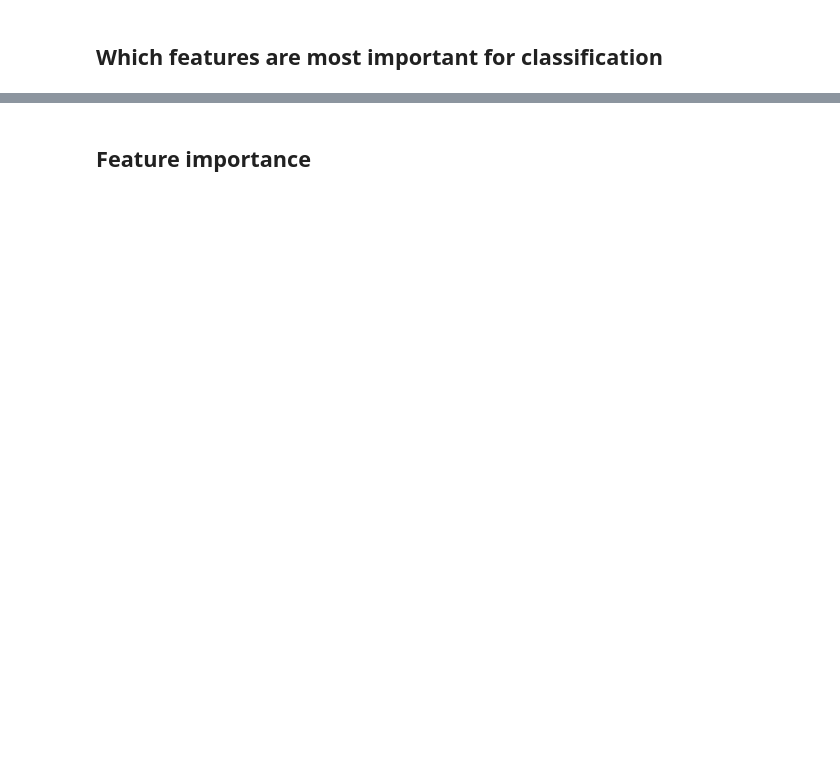
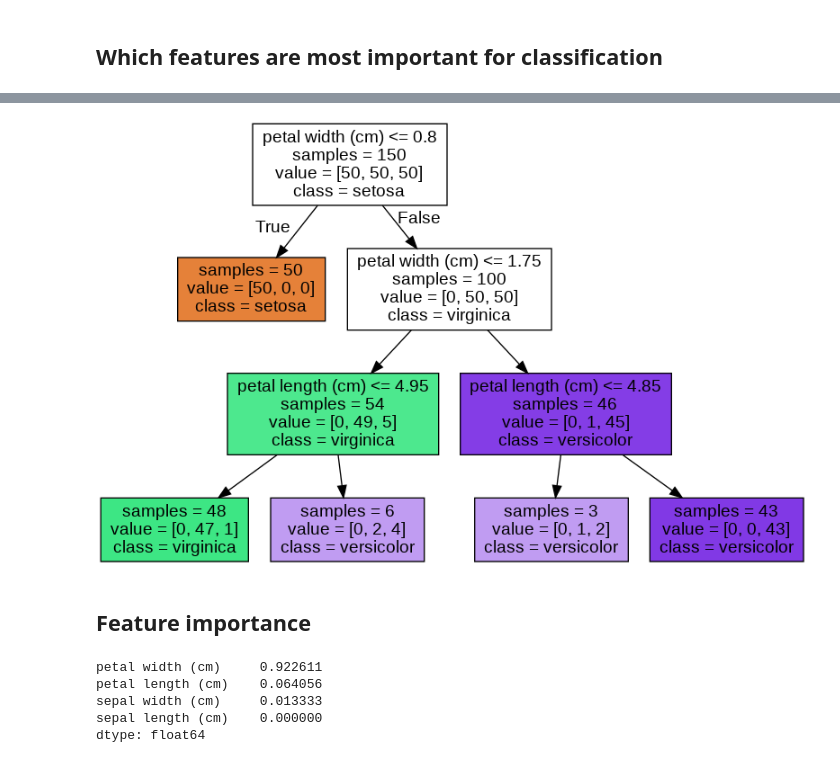
Before and after one commit to erinijapranckeviciene/MLdata, a Jupyter notebook: Classification_with_synthetic_data_2021_11_25.ipynb, the cells around one changed output, grey strips where cells are left out. Cells and saved outputs as stored; diff of their text form; code cells hidden in the pictures; blank space fills up the shorter version.

```diff
--- a/Classification_with_synthetic_data_2021_11_25.ipynb
+++ b/Classification_with_synthetic_data_2021_11_25.ipynb
@@ -134,6 +141,7 @@ Confusion table on test data
 # %%
+import sklearn.datasets as ds
 from sklearn.tree import DecisionTreeClassifier
-
+X,y = ds.load_iris(return_X_y=True, as_frame=True)
 tree = DecisionTreeClassifier(max_depth=3, random_state=0)
 tree.fit(X, y)
 tree.score(X, y)
@@ -148,15 +160,23 @@ dotpath = !which dot
 # %%
 # Generate cut point diagram
 from sklearn.tree import export_graphviz
 import sys, subprocess
 from IPython.display import Image
 
-export_graphviz(tree, feature_names=X.columns, class_names=['failure','success'],
+export_graphviz(tree, feature_names=X.columns, class_names=['setosa','virginica','versicolor'],
                 out_file='ml-good.dot', impurity=False, filled=True)
 subprocess.check_call([dotpath[0],'-Tpng','ml-good.dot','-o','ml-good.png'])
 Image('ml-good.png')
+# %% [output]
+[figure, added]
 # %% [markdown]
 ## Feature importance
 # %%
 tree = DecisionTreeClassifier(max_depth=7, random_state=0).fit(X, y)
 pd.Series(tree.feature_importances_, index=X.columns).sort_values(ascending=False).head(7)
+# %% [output]
+petal width (cm)     0.922611
+petal length (cm)    0.064056
+sepal width (cm)     0.013333
+sepal length (cm)    0.000000
+dtype: float64
```
Also changed, not shown: parts of 8 cells of this notebook.
